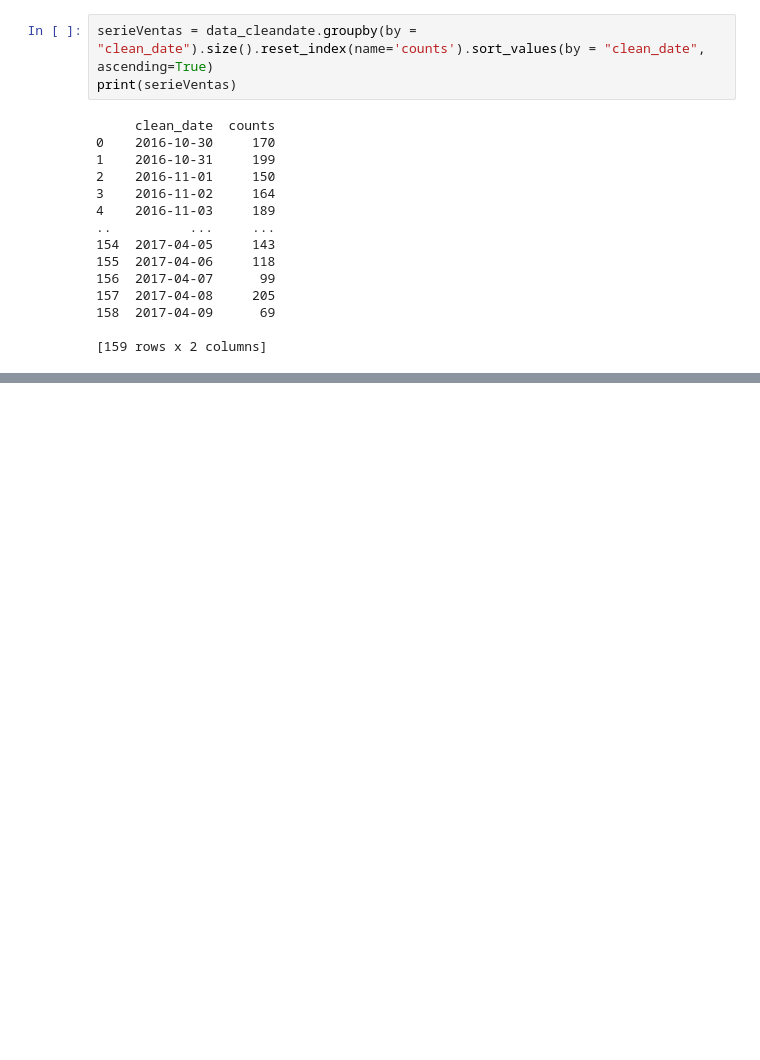
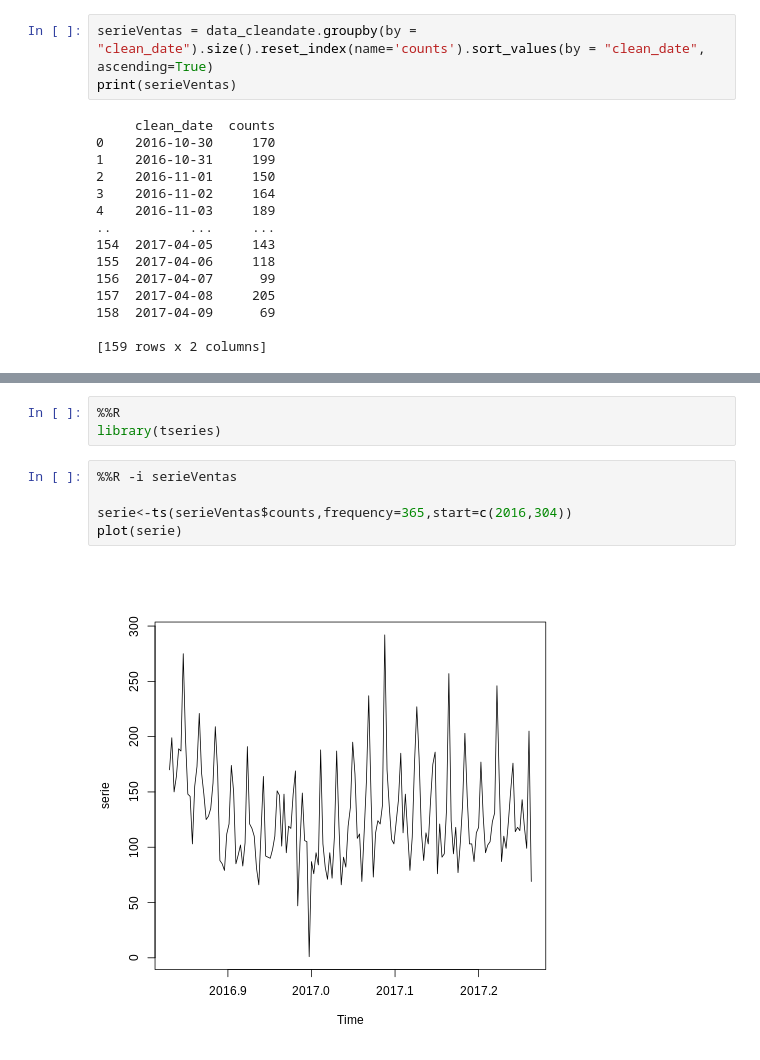
Before and after one commit to Ruy8/MD_Aramis, a Jupyter notebook: Equipo3_Técnicas.ipynb, the cells around one changed output, grey strips where cells are left out. Saved outputs shown, nothing was run; the diff lists cells and outputs as text; blank space fills up the shorter version.

```diff
--- a/Equipo3_Técnicas.ipynb
+++ b/Equipo3_Técnicas.ipynb
@@ -172,0 +160,10 @@ plt.plot(media,color="red")
+# %%
+%%R
+library(tseries)
+# %%
+%%R -i serieVentas
+
+serie<-ts(serieVentas$counts,frequency=365,start=c(2016,304))
+plot(serie)
+# %% [output]
+[figure, added]
```
Also changed, not shown: parts of 70 cells of this notebook.
